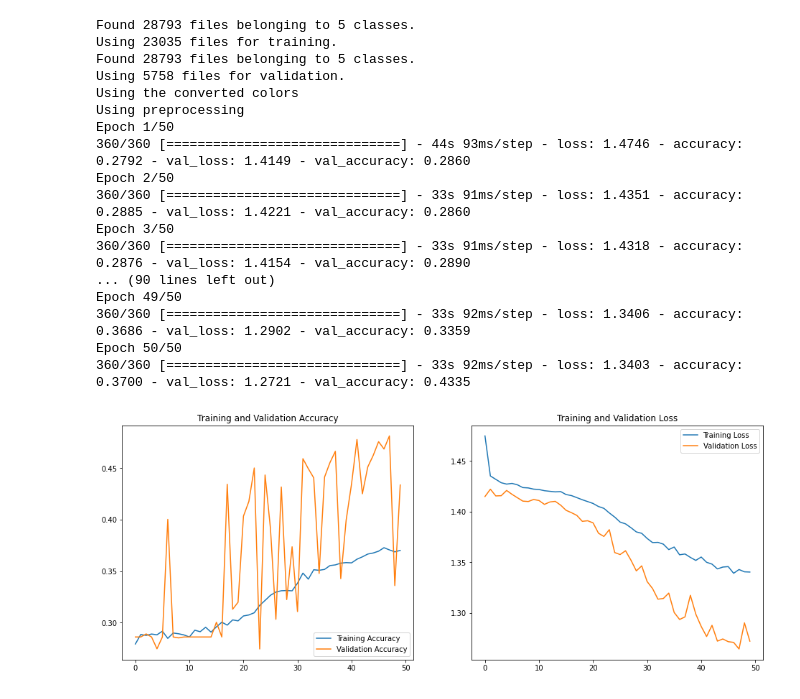
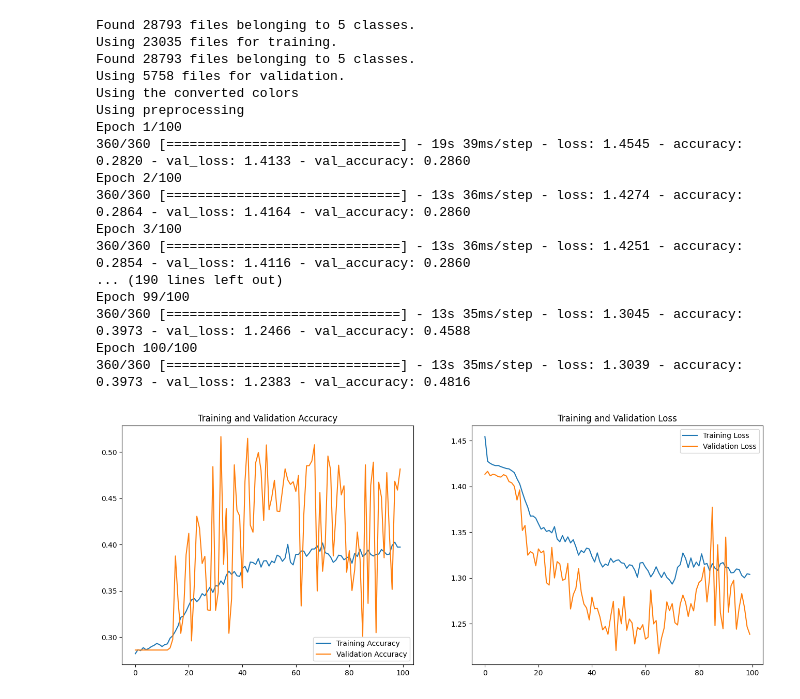
Before and after one commit to yevonnaelandrew/galaxy-classification-ensemble, a Jupyter notebook: All_Color_Space_ResNet50_Non_trainable.ipynb, the cells around one changed output. Cells and saved outputs as stored; diff of their text form; code cells hidden in the pictures.

```diff
--- a/All_Color_Space_ResNet50_Non_trainable.ipynb
+++ b/All_Color_Space_ResNet50_Non_trainable.ipynb
@@ -54,6 +42,6 @@ Successfully installed tensorflow-io-0.25.0
 # %%
 def train_model(convert_color, original=False, preprocess=False):
-  data_dir = pathlib.Path('/content/content/img_RGB')
+  data_dir = pathlib.Path('content/img_RGB')
 
   batch_size = 64
   img_height = 128
@@ -122,13 +110,13 @@ def train_model(convert_color, original=False, preprocess=False):
   outputs = tf.keras.layers.Dense(5)(x)
   model = tf.keras.Model(inputs, outputs)
 
-  base_learning_rate = 0.0001
+  base_learning_rate = 0.0005
 
   model.compile(optimizer=tf.keras.optimizers.Adam(learning_rate=base_learning_rate),
               loss=tf.keras.losses.SparseCategoricalCrossentropy(from_logits=True),
               metrics=['accuracy'])
 
-  epochs=50
+  epochs=100
   history = model.fit(
     train_ds,
     validation_data=val_ds,
@@ -156,4 +144,6 @@ def train_model(convert_color, original=False, preprocess=False):
   plt.legend(loc='upper right')
   plt.title('Training and Validation Loss')
   plt.show()
+
+  return {'acc': acc, 'val_acc': val_acc, 'loss': loss, 'val_loss': val_loss}
 # %%
@@ -306,22 +295,22 @@ Epoch 50/50
 # %%
-train_model(tfio.experimental.color.rgb_to_yuv, preprocess=True)
+res_yuv_pre = train_model(tfio.experimental.color.rgb_to_yuv, preprocess=True)
 # %% [output]
 Found 28793 files belonging to 5 classes.
 Using 23035 files for training.
 Found 28793 files belonging to 5 classes.
 Using 5758 files for validation.
 Using the converted colors
 Using preprocessing
-Epoch 1/50
-360/360 [==============================] - 44s 93ms/step - loss: 1.4746 - accuracy: 0.2792 - val_loss: 1.4149 - val_accuracy: 0.2860
-Epoch 2/50
-360/360 [==============================] - 33s 91ms/step - loss: 1.4351 - accuracy: 0.2885 - val_loss: 1.4221 - val_accuracy: 0.2860
-Epoch 3/50
-360/360 [==============================] - 33s 91ms/step - loss: 1.4318 - accuracy: 0.2876 - val_loss: 1.4154 - val_accuracy: 0.2890
-... (90 lines left out)
-Epoch 49/50
-360/360 [==============================] - 33s 92ms/step - loss: 1.3406 - accuracy: 0.3686 - val_loss: 1.2902 - val_accuracy: 0.3359
-Epoch 50/50
-360/360 [==============================] - 33s 92ms/step - loss: 1.3403 - accuracy: 0.3700 - val_loss: 1.2721 - val_accuracy: 0.4335
+Epoch 1/100
+360/360 [==============================] - 19s 39ms/step - loss: 1.4545 - accuracy: 0.2820 - val_loss: 1.4133 - val_accuracy: 0.2860
+Epoch 2/100
+360/360 [==============================] - 13s 36ms/step - loss: 1.4274 - accuracy: 0.2864 - val_loss: 1.4164 - val_accuracy: 0.2860
+Epoch 3/100
+360/360 [==============================] - 13s 36ms/step - loss: 1.4251 - accuracy: 0.2854 - val_loss: 1.4116 - val_accuracy: 0.2860
+... (190 lines left out)
+Epoch 99/100
+360/360 [==============================] - 13s 35ms/step - loss: 1.3045 - accuracy: 0.3973 - val_loss: 1.2466 - val_accuracy: 0.4588
+Epoch 100/100
+360/360 [==============================] - 13s 35ms/step - loss: 1.3039 - accuracy: 0.3973 - val_loss: 1.2383 - val_accuracy: 0.4816
-[figure, old version]
+[figure, new version]
 # %%
```
Also changed, not shown: parts of 18 cells of this notebook, 7 other files.
